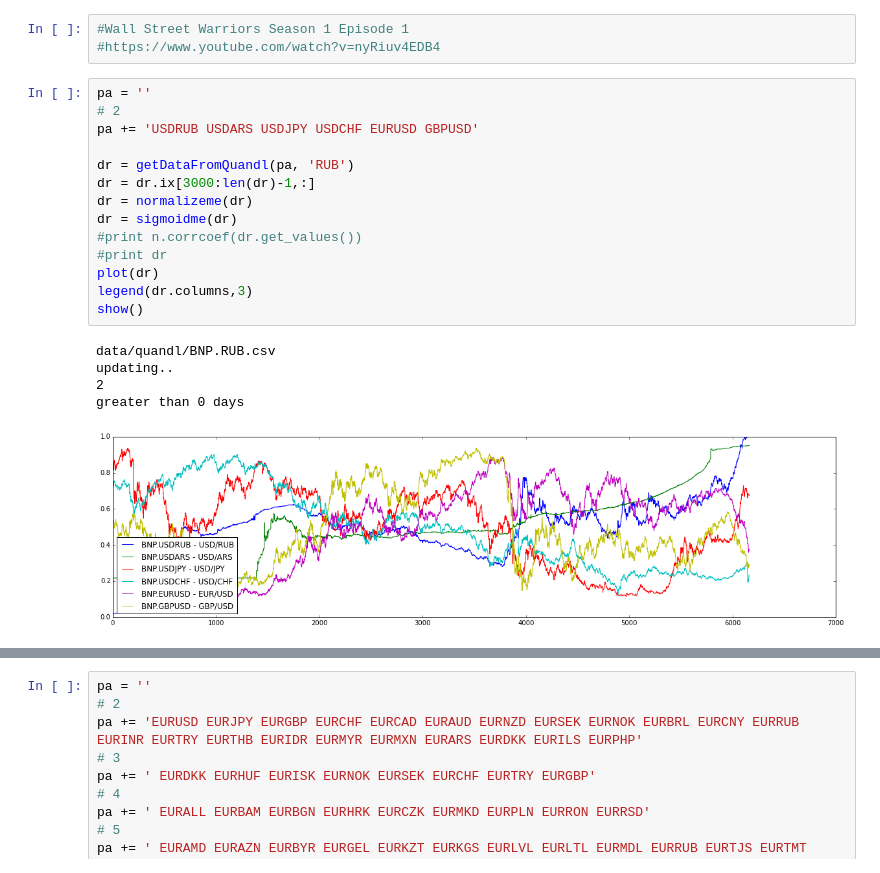
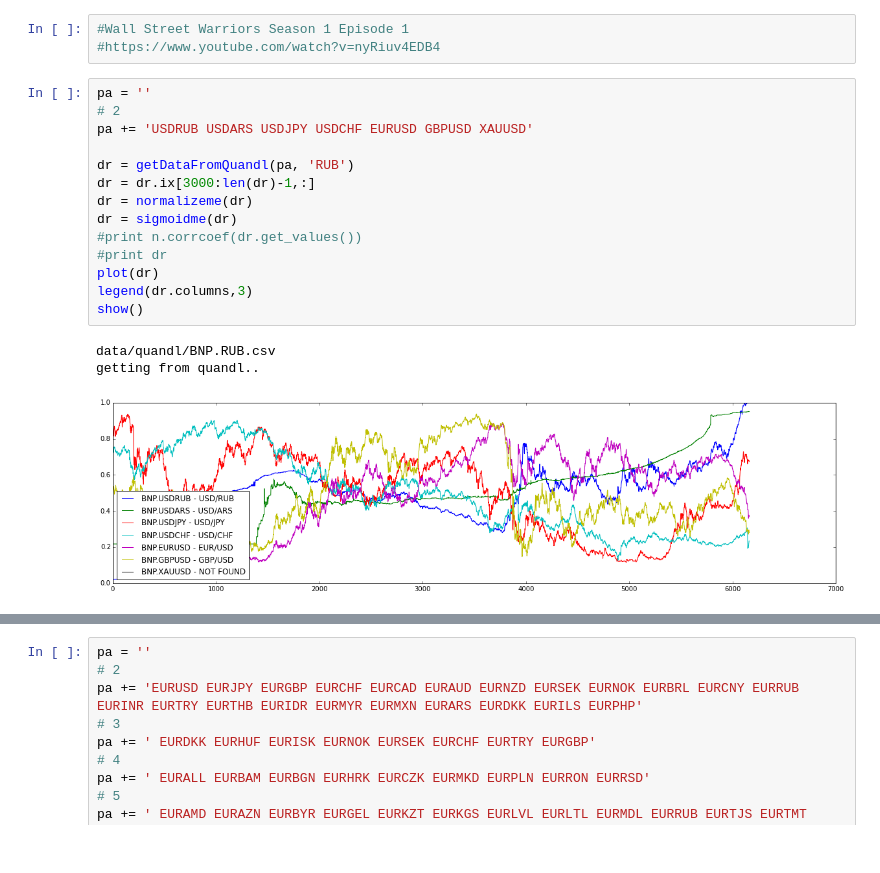
Before and after one commit to qorelogic/ml2, a Jupyter notebook: bin/quandl-fun.ipynb, the cells around one changed output, grey strips where cells are left out. Saved outputs shown, nothing was run; the diff lists cells and outputs as text.

Commit message:
quandl-fun refactoring

```diff
--- a/bin/quandl-fun.ipynb
+++ b/bin/quandl-fun.ipynb
@@ -13,20 +13,18 @@ rcParams['figure.figsize'] = 20, 5
 # %%
 pa = ''
 # 2
-pa += 'USDRUB USDARS USDJPY USDCHF EURUSD GBPUSD'
+pa += 'USDRUB USDARS USDJPY USDCHF EURUSD GBPUSD XAUUSD'
 
 dr = getDataFromQuandl(pa, 'RUB')
 dr = dr.ix[3000:len(dr)-1,:]
 dr = normalizeme(dr)
 dr = sigmoidme(dr)
 #print n.corrcoef(dr.get_values())
 #print dr
 plot(dr)
 legend(dr.columns,3)
 show()
 # %% [output]
 data/quandl/BNP.RUB.csv
-updating..
-2
-greater than 0 days
+getting from quandl..
-[figure, old version]
+[figure, new version]
```
Also changed, not shown: parts of 2 cells of this notebook, 1 other file.
